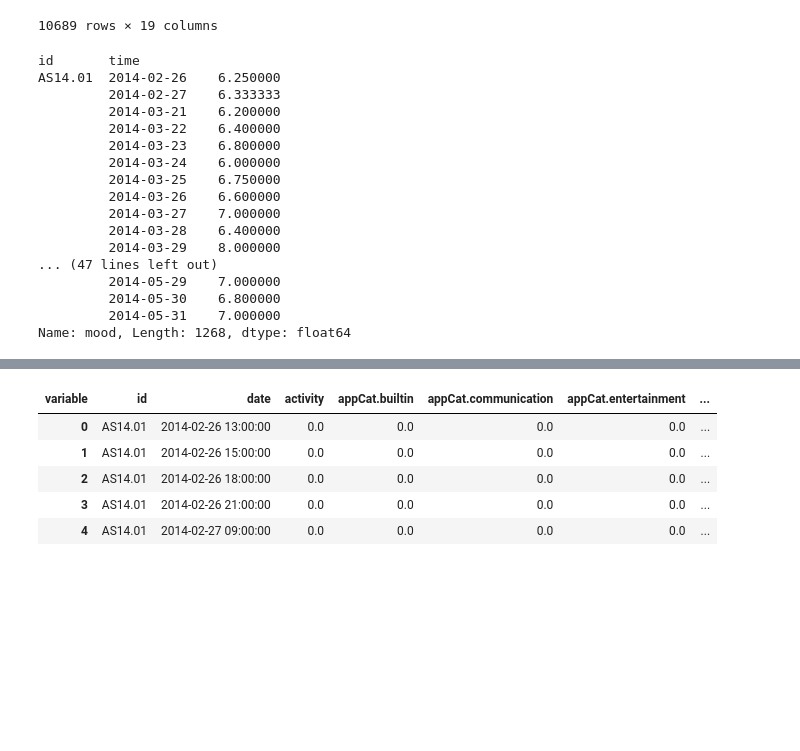
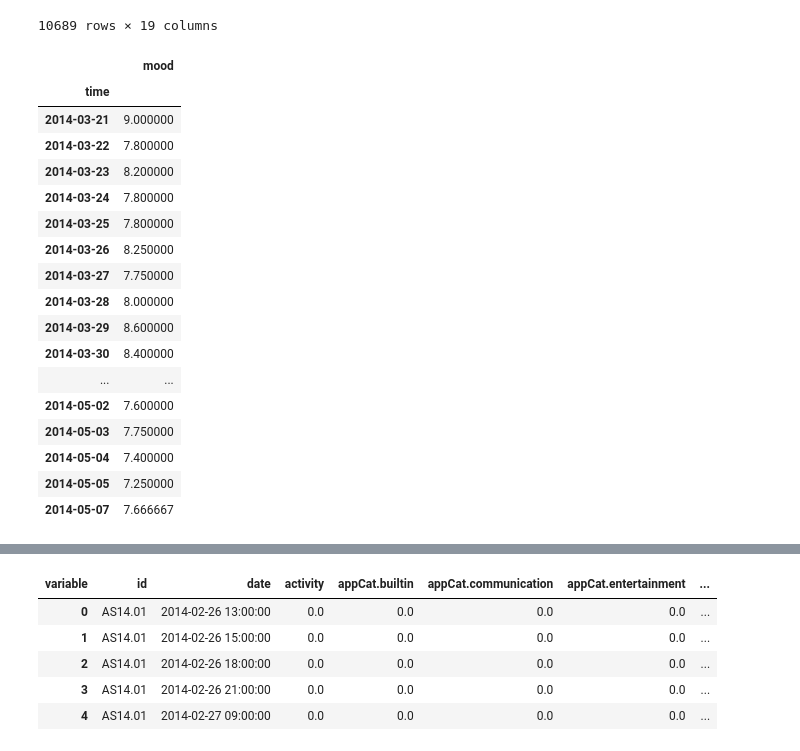
Before and after one commit to jelrae/dataMineAss1, a Jupyter notebook: DMT1-Jordan_Work.ipynb, the cells around one changed output, grey strips where cells are left out. Saved outputs shown, nothing was run; the diff lists cells and outputs as text; code cells hidden in the pictures; blank space fills up the shorter version.

```diff
--- a/DMT1-Jordan_Work.ipynb
+++ b/DMT1-Jordan_Work.ipynb
@@ -126,23 +126,25 @@ data1D =  data_formated.groupby([pd.Grouper(level='id'), pd.Grouper(freq='1D', l
                                                            'circumplex.arousal':'mean', 'mood':'mean'})
 
 mood_daily = data1D['mood']
-mood_only = mood_daily.dropna()
-mood_only
+mood_only = pd.DataFrame(mood_daily.dropna())
-# %% [output]
-id       time
-AS14.01  2014-02-26    6.250000
-         2014-02-27    6.333333
-         2014-03-21    6.200000
-         2014-03-22    6.400000
-         2014-03-23    6.800000
-         2014-03-24    6.000000
-         2014-03-25    6.750000
-         2014-03-26    6.600000
-         2014-03-27    7.000000
-         2014-03-28    6.400000
-         2014-03-29    8.000000
-... (47 lines left out)
-         2014-05-29    7.000000
-         2014-05-30    6.800000
-         2014-05-31    7.000000
-Name: mood, Length: 1268, dtype: float64
+# %%
+mood_only.loc[('AS14.03')]
+# %% [output]
+|  | mood |
+| time |  |
+| 2014-03-21 | 9.000000 |
+| 2014-03-22 | 7.800000 |
+| 2014-03-23 | 8.200000 |
+| 2014-03-24 | 7.800000 |
+| 2014-03-25 | 7.800000 |
+| 2014-03-26 | 8.250000 |
+| 2014-03-27 | 7.750000 |
+| 2014-03-28 | 8.000000 |
+| 2014-03-29 | 8.600000 |
+| 2014-03-30 | 8.400000 |
+| ... | ... |
+| 2014-05-02 | 7.600000 |
+| 2014-05-03 | 7.750000 |
+| 2014-05-04 | 7.400000 |
+| 2014-05-05 | 7.250000 |
+| 2014-05-07 | 7.666667 |
```
Also changed, not shown: parts of 5 cells of this notebook.
